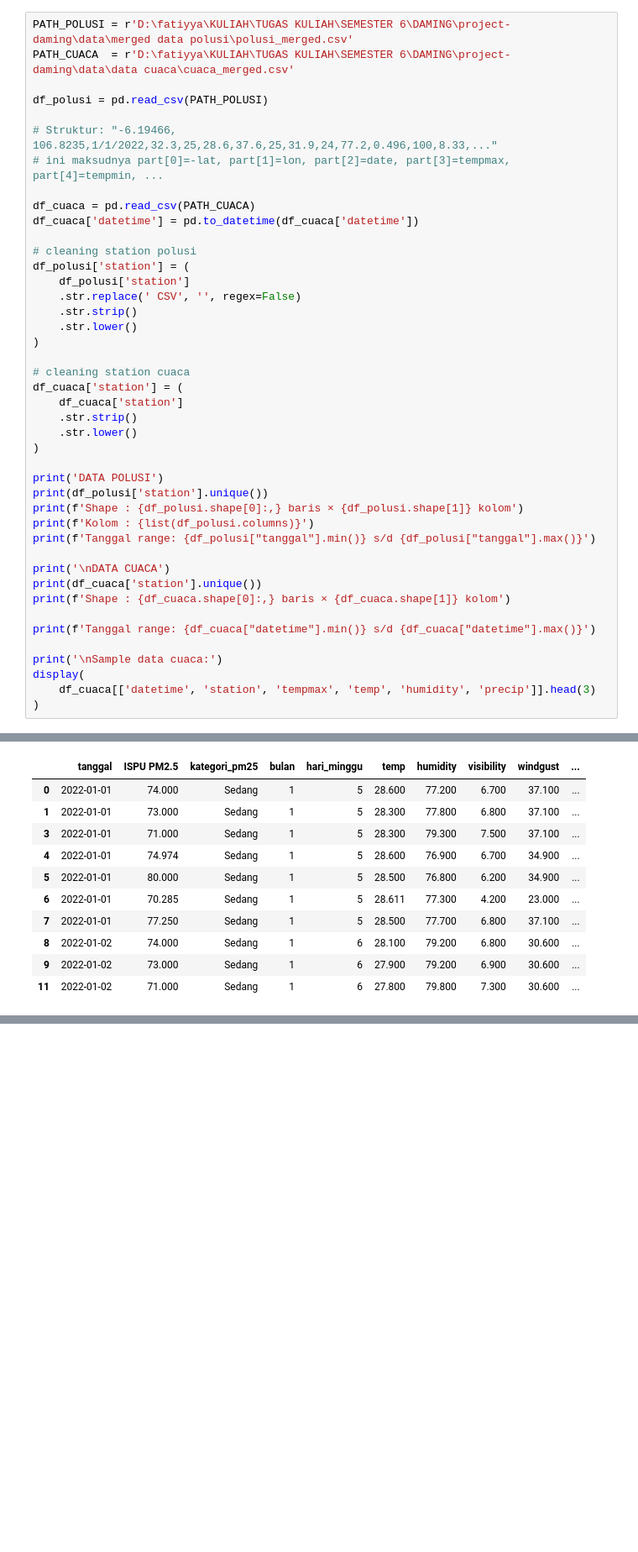
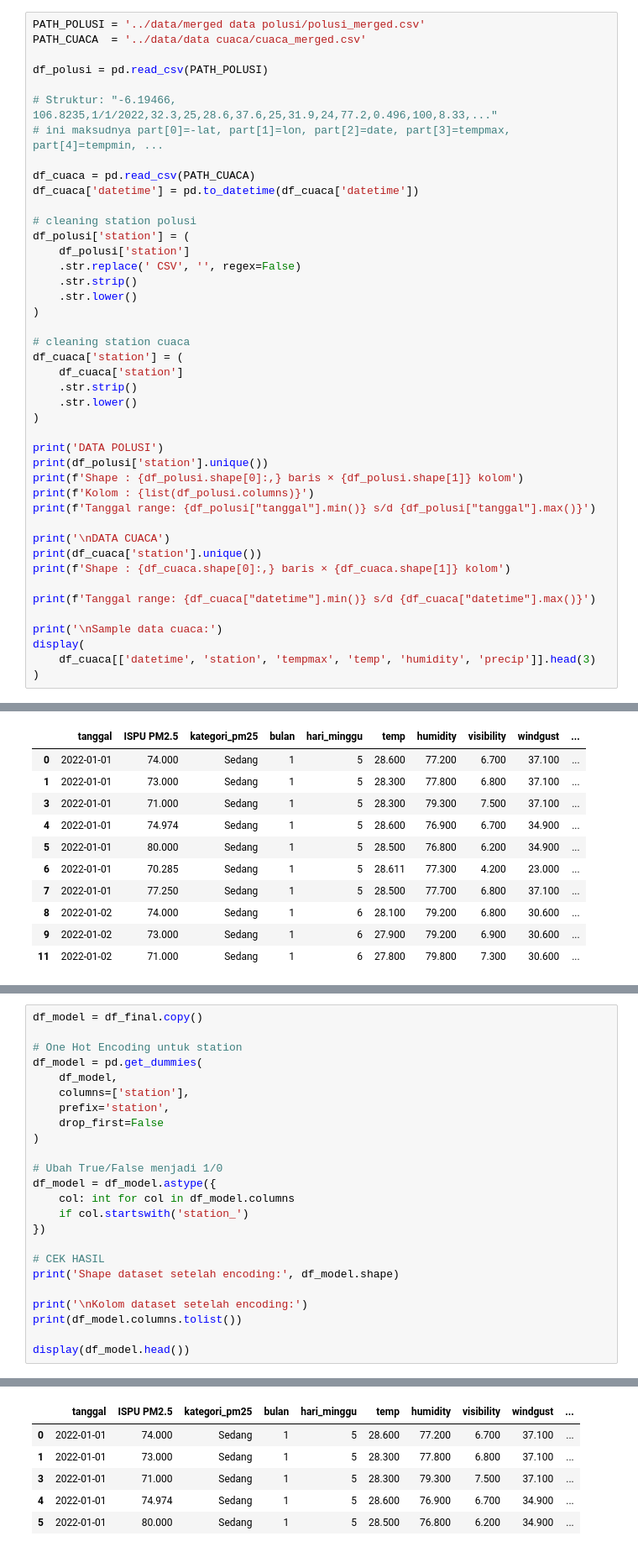
Before and after one commit to aauliaaz/project-daming, a Jupyter notebook: notebooks/01_EDA_Preprocess.ipynb, the cells around one changed output, grey strips where cells are left out. Shown at 84% size. Saved outputs shown, nothing was run; the diff lists cells and outputs as text; blank space fills up the shorter version.

Commit message:
feat: one hot encoding, final dataset for modelling

```diff
--- a/notebooks/EDA.ipynb
+++ b/notebooks/01_EDA_Preprocess.ipynb
@@ -32,7 +30,7 @@ pd.set_option('display.float_format', '{:.3f}'.format)
 ## Load Data
 # %%
-PATH_POLUSI = r'D:\fatiyya\KULIAH\TUGAS KULIAH\SEMESTER 6\DAMING\project-daming\data\merged data polusi\polusi_merged.csv'
-PATH_CUACA  = r'D:\fatiyya\KULIAH\TUGAS KULIAH\SEMESTER 6\DAMING\project-daming\data\data cuaca\cuaca_merged.csv'
+PATH_POLUSI = '../data/merged data polusi/polusi_merged.csv'
+PATH_CUACA  = '../data/data cuaca/cuaca_merged.csv'
 
 df_polusi = pd.read_csv(PATH_POLUSI)
 
@@ -1417,0 +1415,25 @@ Station yang digunakan:
+# %%
+df_model = df_final.copy()
+
+# One Hot Encoding untuk station
+df_model = pd.get_dummies(
+    df_model,
+    columns=['station'],
+    prefix='station',
+    drop_first=False
+)
+
+# Ubah True/False menjadi 1/0
+df_model = df_model.astype({
+    col: int for col in df_model.columns
+    if col.startswith('station_')
+})
+
+# CEK HASIL
+print('Shape dataset setelah encoding:', df_model.shape)
+
+print('\nKolom dataset setelah encoding:')
+print(df_model.columns.tolist())
+
+display(df_model.head())
+# %% [output]
@@ -1417,0 +1444,6 @@ Station yang digunakan:
+|  | tanggal | ISPU PM2.5 | kategori_pm25 | bulan | hari_minggu | temp | humidity | visibility | windgust | ... |
+| 0 | 2022-01-01 | 74.000 | Sedang | 1 | 5 | 28.600 | 77.200 | 6.700 | 37.100 | ... |
+| 1 | 2022-01-01 | 73.000 | Sedang | 1 | 5 | 28.300 | 77.800 | 6.800 | 37.100 | ... |
+| 3 | 2022-01-01 | 71.000 | Sedang | 1 | 5 | 28.300 | 79.300 | 7.500 | 37.100 | ... |
+| 4 | 2022-01-01 | 74.974 | Sedang | 1 | 5 | 28.600 | 76.900 | 6.700 | 34.900 | ... |
+| 5 | 2022-01-01 | 80.000 | Sedang | 1 | 5 | 28.500 | 76.800 | 6.200 | 34.900 | ... |
```
Also changed, not shown: parts of 16 cells of this notebook, 2 other files.
